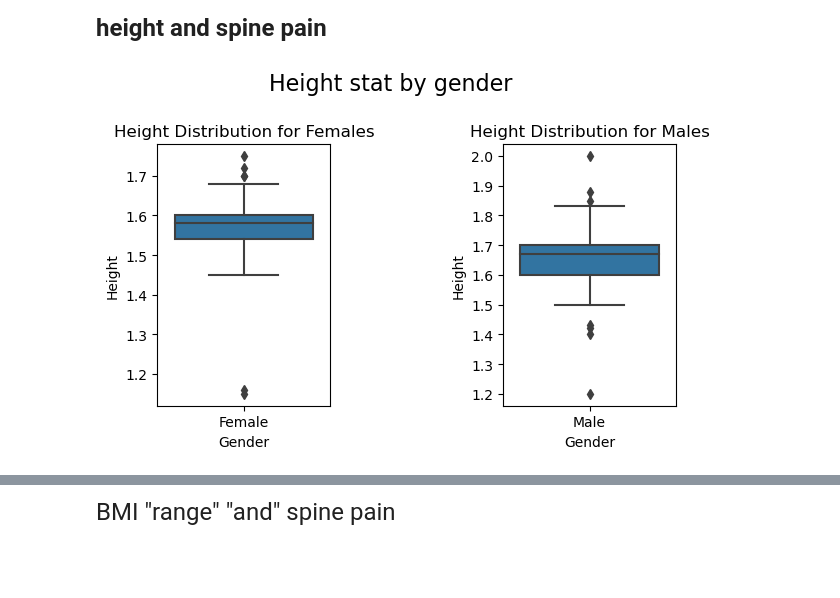
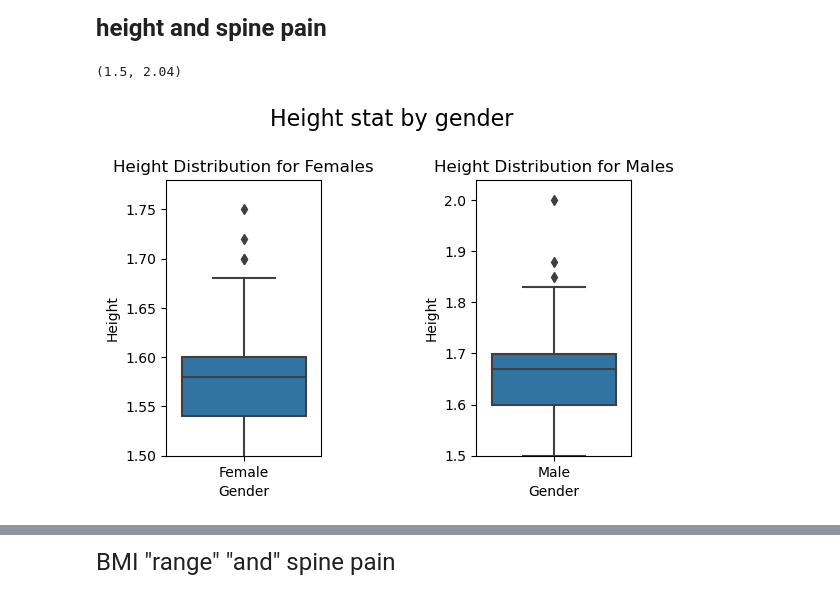
Before and after one commit to royohana31/nn-project-, a Jupyter notebook: students spine problems-Main.ipynb, the cells around one changed output, grey strips where cells are left out. Cells and saved outputs as stored; diff of their text form; code cells hidden in the pictures; blank space fills up the shorter version.

```diff
--- a/students spine problems-Main.ipynb
+++ b/students spine problems-Main.ipynb
@@ -179,3 +178,6 @@ spine_df.groupby(["Gender"])['LBP_12months'].value_counts().reset_index()
 | 3 | Male | No | 44 |
 # %% [markdown]
 connection between gender and LBP
+# %%
+spine_df['LBP_12monthsbool'] = spine_df['LBP_12months'].map({'Yes': 1, 'No':0 })
+spine_df['LBP_12monthsbool']
@@ -200,14 +227,16 @@ plt.subplots_adjust(top=0.75)
 # %%
 females=spine_df[spine_df["Gender"]=="Female"]
 males=spine_df[spine_df["Gender"]=="Male"]
 fig, ax = plt.subplots(1,2,figsize=(6, 4))
 sns.boxplot(data=males,x='Gender',y="Height",ax=ax[1])
 sns.boxplot(data=females,x='Gender',y="Height",ax=ax[0])
 ax[0].set_title('Height Distribution for Females')
 ax[1].set_title('Height Distribution for Males')
-plt.tight_layout()
 plt.subplots_adjust(wspace=1)
 fig.suptitle('Height stat by gender',size=16)
 plt.subplots_adjust(top=0.8)
+ax[0].set_ylim(1.50, None)
+ax[1].set_ylim(1.50, None)
 # %% [output]
+(1.5, 2.04)
-[figure, old version]
+[figure, new version]
```
Also changed, not shown: parts of 70 cells of this notebook.
